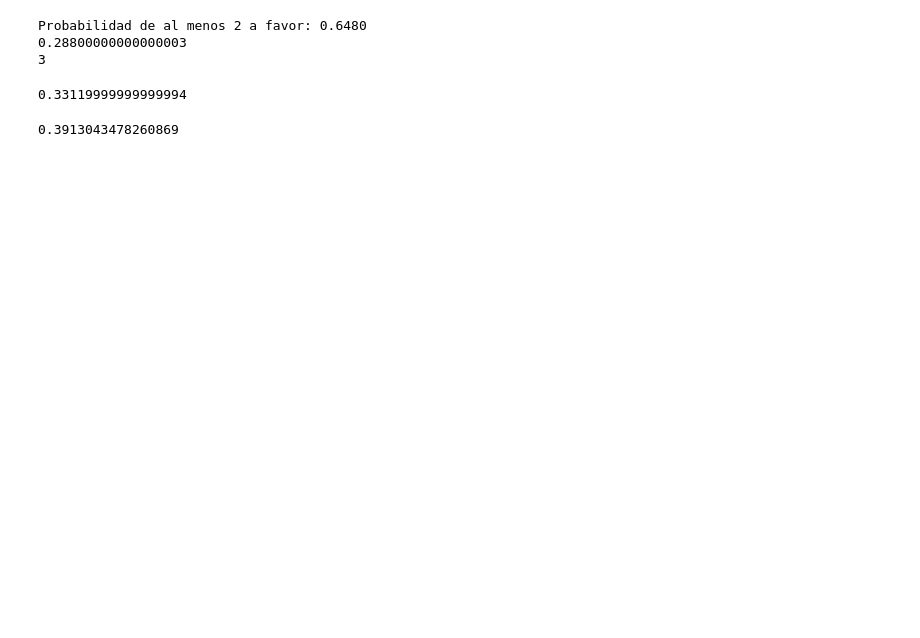
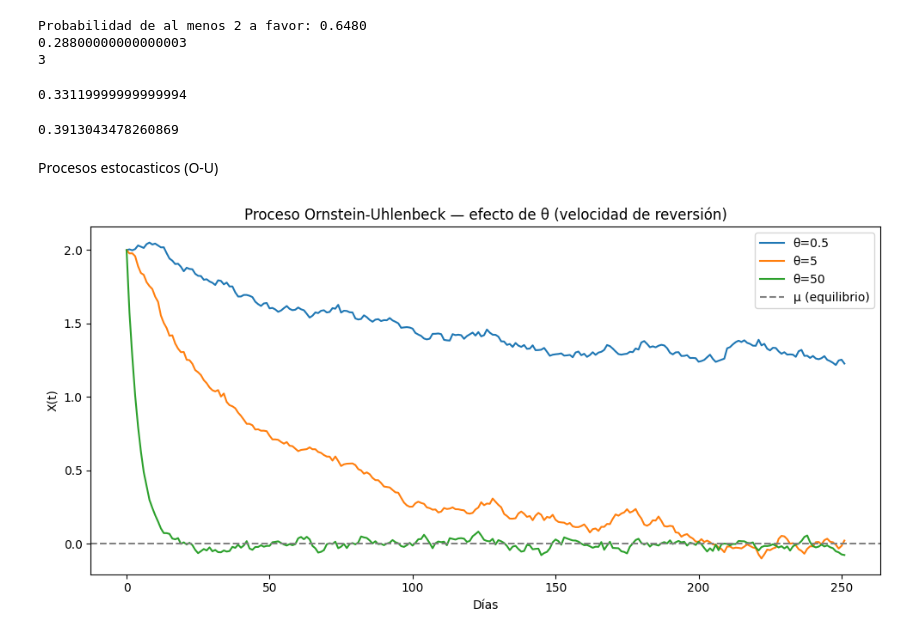
Before and after one commit to Petrack28/RoadMap2BecomeAQuant, a Jupyter notebook: 04-monte-carlo-risk/Semana 4.ipynb, the cells around one changed output. Drawn from its saved outputs; the diff is of its cells as text; code cells hidden in the pictures; blank space fills up the shorter version.

Commit message:
Semana 4 cerrada: Markov, Ornstein-Uhlenbeck, Ito formal

```diff
--- a/04-monte-carlo-risk/Semana 4.ipynb
+++ b/04-monte-carlo-risk/Semana 4.ipynb
@@ -38,3 +38,36 @@ print((0.432*0.3)+(0.288*0.7))
 0.1296/0.3312
 # %% [output]
 0.3913043478260869
+# %% [markdown]
+Procesos estocasticos (O-U)
+# %%
+import numpy as np
+import matplotlib.pyplot as plt
+
+np.random.seed(42)
+T = 252
+dt = 1/252
+mu = 0       # nivel de equilibrio
+sigma = 0.3  # volatilidad del ruido
+
+fig, ax = plt.subplots(figsize=(10, 5))
+
+for theta in [0.5, 5, 50]:
+    X = np.zeros(T)
+    X[0] = 2  # empieza lejos del equilibrio
+
+    for t in range(1, T):
+        dW = np.random.normal(0, np.sqrt(dt))
+        X[t] = X[t-1] + theta*(mu - X[t-1])*dt + sigma*dW
+
+    ax.plot(X, label=f"θ={theta}")
+
+ax.axhline(mu, color='gray', linestyle='--', label="μ (equilibrio)")
+ax.set_title("Proceso Ornstein-Uhlenbeck — efecto de θ (velocidad de reversión)")
+ax.set_xlabel("Días")
+ax.set_ylabel("X(t)")
+ax.legend()
+plt.tight_layout()
+plt.show()
+# %% [output]
+[figure, added]
```
